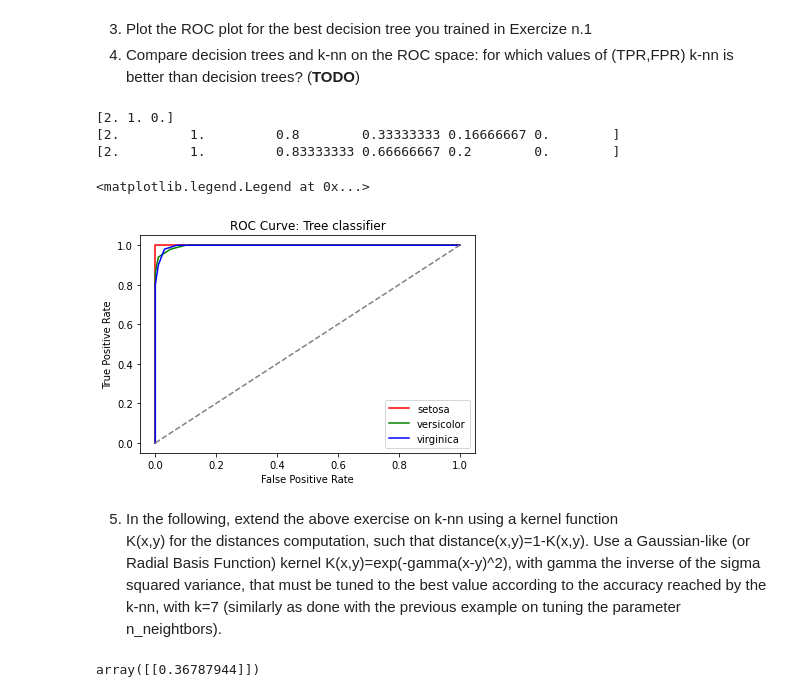
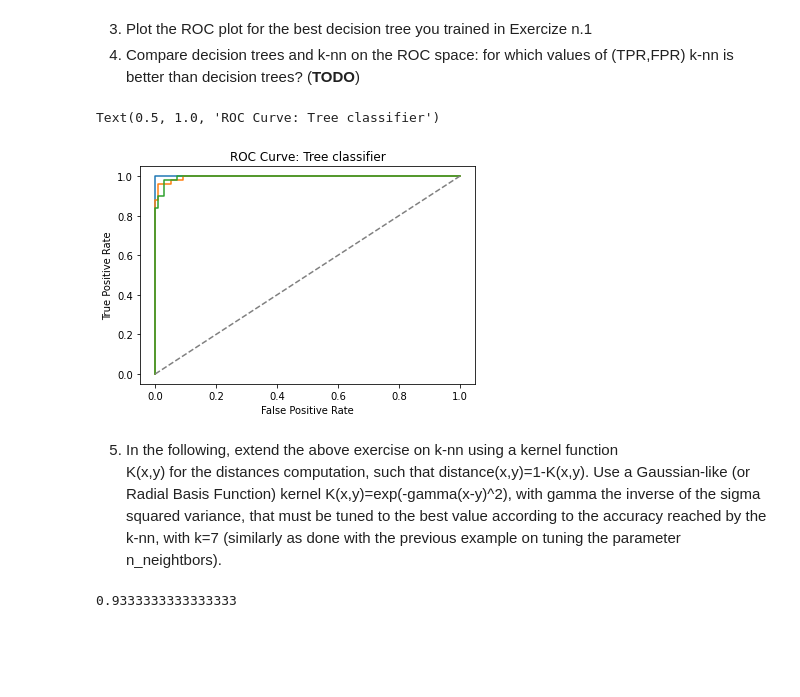
Before and after one commit to ollenurb/uni-dump, a Jupyter notebook: AAut-INF0091/Lab/Lezione4/KNN.ipynb, the cells around one changed output. Drawn from its saved outputs; the diff is of its cells as text; code cells hidden in the pictures; blank space fills up the shorter version.

Commit message:
[AAUT] Started probability based models

```diff
--- a/AAut-INF0091/Lab/Lezione4/KNN.ipynb
+++ b/AAut-INF0091/Lab/Lezione4/KNN.ipynb
@@ -328,23 +260,3 @@ ax.legend(handles=scatter.legend_elements()[0], labels=iris.target_names.tolist(
 [figure]
 # %% [markdown]
 2. Plot the ROC plot of the k-nn (for the best value of k) for each of the three classes: setosa, virginica and versicolor
-# %%
-from sklearn.metrics import roc_curve
-colors = ['red', 'green', 'blue']
-
-y_actual = iris.target
-probs = clf_knn.predict_proba(iris.data)
-
-# print the ROC curve for each class
-for i in range(0, probs.shape[1]):
-    scores = probs[:,i]
-    fpr, tpr, thresholds = roc_curve(y, scores, pos_label=i)
-    print(thresholds)
-    plt.plot(fpr, tpr, color=colors[i], label='ROC')
-
-
-plt.plot([0, 1], [0, 1], color='grey', linestyle='--')
-plt.xlabel('False Positive Rate')
-plt.ylabel('True Positive Rate')
-plt.title('ROC Curve: kNN classifier')
-plt.legend(iris.target_names)
@@ -361,45 +319,41 @@ plt.legend(iris.target_names)
 3. Plot the ROC plot for the best decision tree you trained in Exercize n.1
 4. Compare decision trees and k-nn on the ROC space: for which values of (TPR,FPR) k-nn is better than decision trees? (**TODO**)
 # %%
-from sklearn.metrics import roc_curve
-colors = ['red', 'green', 'blue']
+# Predict the probabilities
+y_actual = iris.target
+y_pred = clf.predict_proba(iris.data)
 
-y_actual = iris.target
-probs = clf.predict_proba(iris.data)
-
-# print the ROC curve for each class
-for i in range(0, probs.shape[1]):
-    scores = probs[:,i]
-    fpr, tpr, thresholds = roc_curve(y, scores, pos_label=i)
-    print(thresholds)
-    plt.plot(fpr, tpr, color=colors[i], label='ROC')
-
+# Print the ROC curve of each class
+for positive_class in range(0, y_pred.shape[1]):
+    roc_curve = scoring_roc(y_pred, y_actual, positive_class)
+    plt.plot(roc_curve[:,0], roc_curve[:, 1])
 
 plt.plot([0, 1], [0, 1], color='grey', linestyle='--')
 plt.xlabel('False Positive Rate')
 plt.ylabel('True Positive Rate')
 plt.title('ROC Curve: Tree classifier')
-plt.legend(iris.target_names)
 # %% [output]
-[2. 1. 0.]
-[2.         1.         0.8        0.33333333 0.16666667 0.        ]
-[2.         1.         0.83333333 0.66666667 0.2        0.        ]
+Text(0.5, 1.0, 'ROC Curve: Tree classifier')
-<matplotlib.legend.Legend at 0x...>
-[figure, old version]
+[figure, new version]
 # %% [markdown]
 5. In the following, extend the above exercise on k-nn using a kernel function
 K(x,y) for the distances computation, such that distance(x,y)=1-K(x,y).    Use a Gaussian-like (or Radial Basis Function) kernel K(x,y)=exp(-gamma(x-y)^2), with gamma the inverse of the sigma squared variance, that must be tuned to the best value according to the accuracy reached by the k-nn, with k=7 (similarly as done with the previous example on tuning the parameter n_neightbors).
-# %%
-from sklearn.metrics.pairwise import rbf_kernel
-
-def distance(x, y):
-    return rbf_kernel(x, y)
-
-distance([[1,2,3]], [[2,3, 4]])
-
-
-# custom_distance_knn = neighbors.KNeighborsClassifier(n_neighbors, weights='distance', metric=custom_metric)
-# clf_knn = clf_knn.fit(X_train, y_train)
-# y_pred = clf_knn.predict(iris.data)
-# %% [output]
-array([[0.36787944]])
+# %%
+from sklearn.metrics.pairwise import rbf_kernel
+from sklearn.metrics import accuracy_score
+n_neighbors = 7
+
+
+X_train, X_test, y_train, y_test = train_test_split(iris.data, iris.target, test_size=0.4, random_state=0)
+g = 0.1
+
+precomputed_distances = 1 - rbf_kernel(X_train, gamma=g)
+kernelized_knn = neighbors.KNeighborsClassifier(n_neighbors, weights='distance', metric='precomputed').fit(precomputed_distances, y_train)
+
+queries = 1 - rbf_kernel(X_test, X_train, gamma=g)
+y_pred = kernelized_knn.predict(queries)
+
+score = accuracy_score(y_pred, y_test)
+score
+# %% [output]
+0.9333333333333333
```
Also changed, not shown: parts of 8 cells of this notebook, 1 other file.
